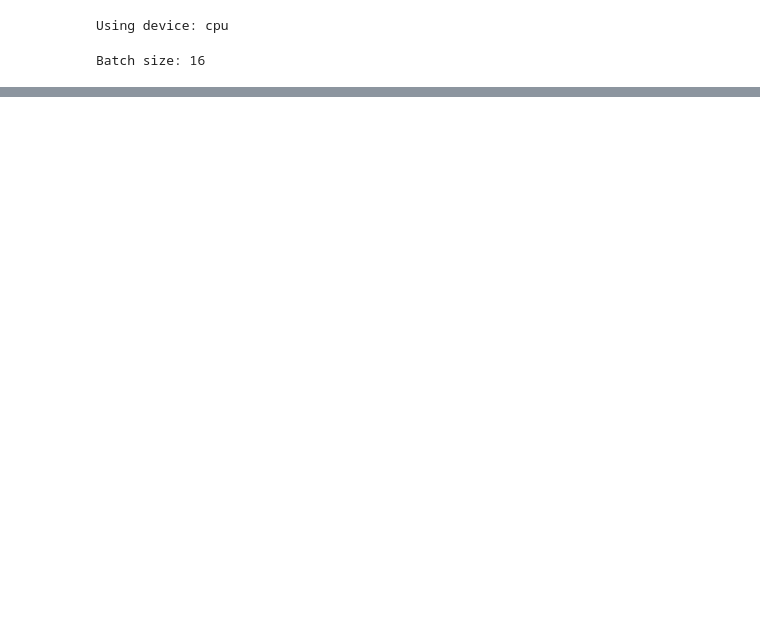
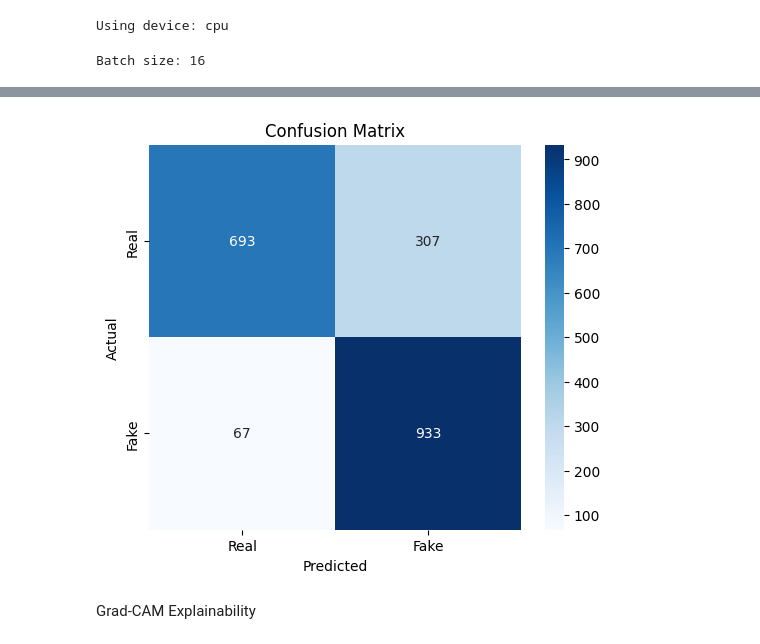
Before and after one commit to kaviya-ns/Deep-Shield, a Jupyter notebook: main.ipynb, the cells around one changed output, grey strips where cells are left out. Saved outputs shown, nothing was run; the diff lists cells and outputs as text; code cells hidden in the pictures; blank space fills up the shorter version.

Commit message:
GRAD-CAM

```diff
--- a/main.ipynb
+++ b/main.ipynb
@@ -231,0 +254,16 @@ Epoch [3/3] Loss: 0.3868 Train Accuracy: 0.8264
+# %%
+model.eval()
+
+all_preds = []
+all_labels = []
+
+with torch.no_grad():
+    for images, labels in test_loader:
+        images = images.to(device)
+        labels = labels.to(device)
+
+        outputs = model(images)
+        _, preds = torch.max(outputs, 1)
+
+        all_preds.extend(preds.cpu().numpy())
+        all_labels.extend(labels.cpu().numpy())
@@ -231,0 +281,15 @@ Epoch [3/3] Loss: 0.3868 Train Accuracy: 0.8264
+# %%
+cm = confusion_matrix(all_labels, all_preds)
+
+plt.figure(figsize=(6,5))
+sns.heatmap(cm, annot=True, fmt="d", cmap="Blues",
+            xticklabels=["Real", "Fake"],
+            yticklabels=["Real", "Fake"])
+plt.xlabel("Predicted")
+plt.ylabel("Actual")
+plt.title("Confusion Matrix")
+plt.show()
+# %% [output]
+[figure, added]
+# %% [markdown]
+Grad-CAM Explainability
```
Also changed, not shown: parts of 30 cells of this notebook.
